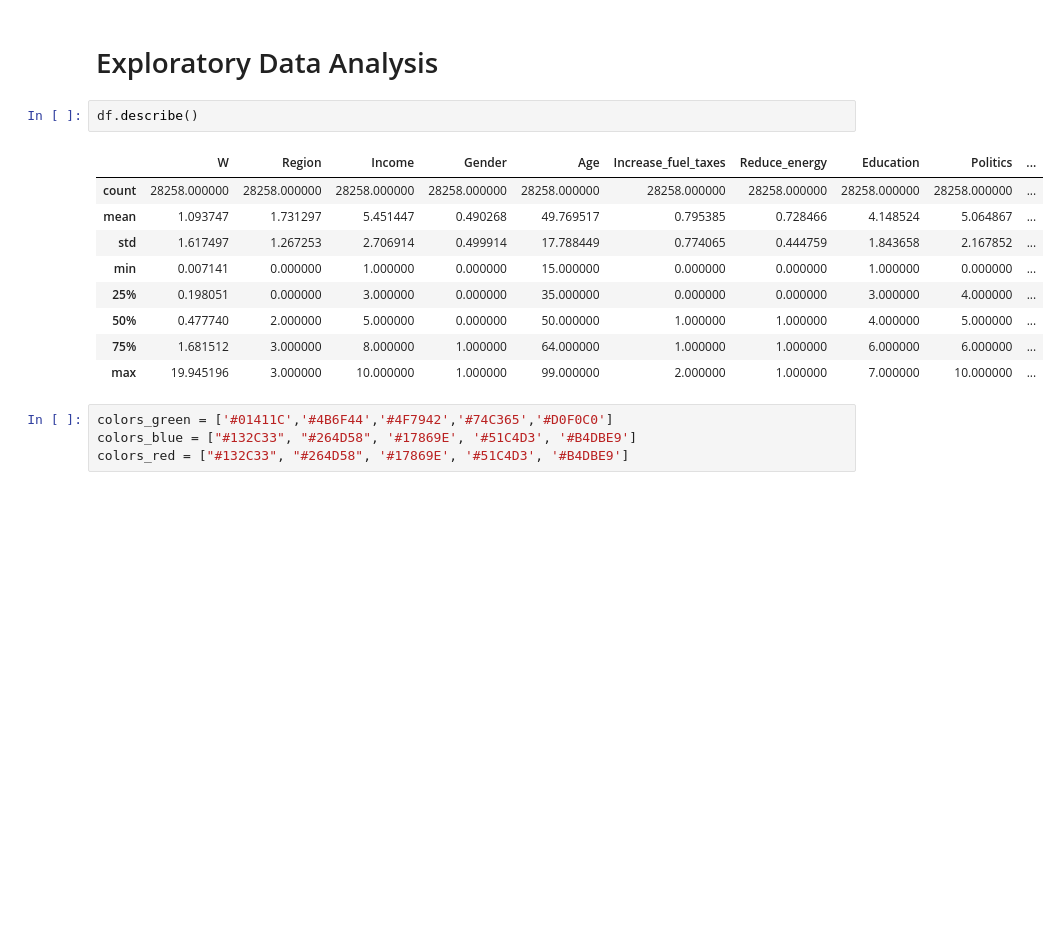
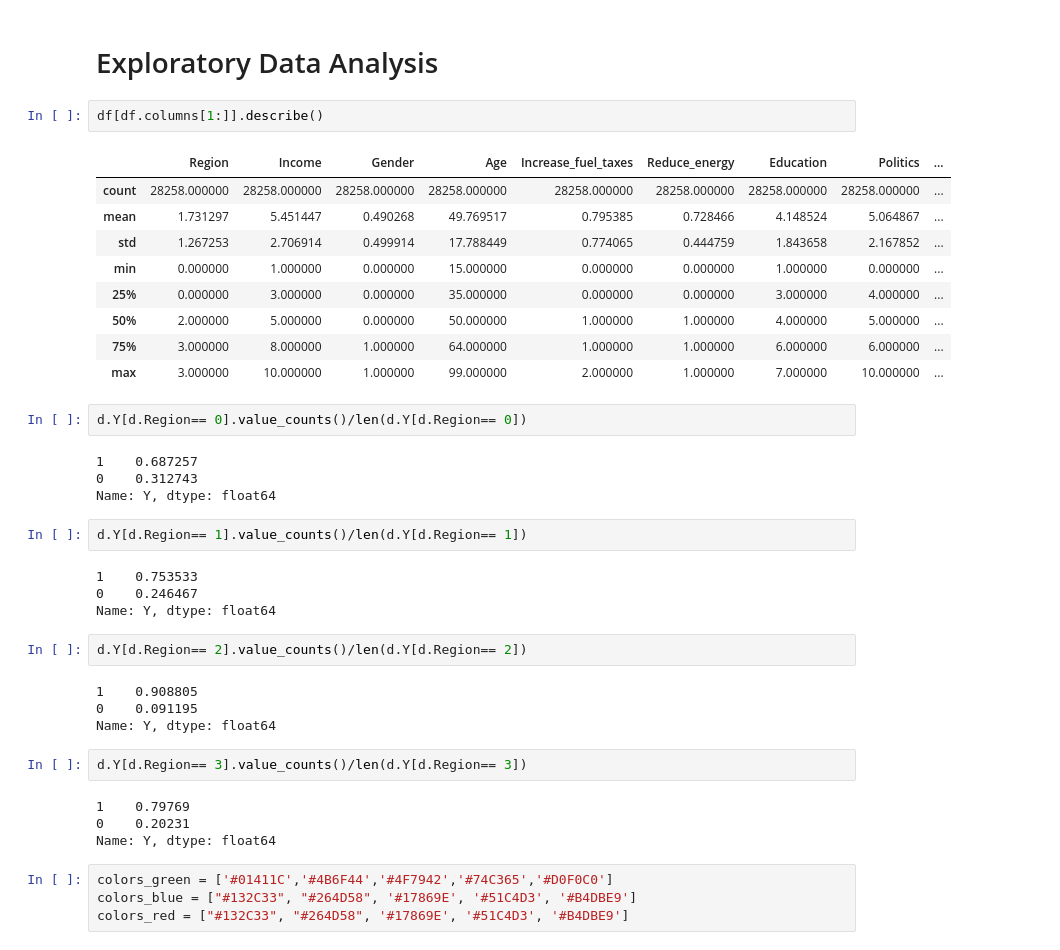
Before and after one commit to Sottix99/European-Social-Survey-Analysis, a Jupyter notebook: ESS8Dataset.ipynb, the cells around one changed output. Saved outputs shown, nothing was run; the diff lists cells and outputs as text; blank space fills up the shorter version.

```diff
--- a/ESS8Dataset.ipynb
+++ b/ESS8Dataset.ipynb
@@ -501,17 +502,41 @@ d.dropna(inplace=True)
 # %% [markdown]
 # Exploratory Data Analysis
 # %%
-df.describe()
+df[df.columns[1:]].describe()
 # %% [output]
-|  | W | Region | Income | Gender | Age | Increase_fuel_taxes | Reduce_energy | Education | Politics | ... |
-| count | 28258.000000 | 28258.000000 | 28258.000000 | 28258.000000 | 28258.000000 | 28258.000000 | 28258.000000 | 28258.000000 | 28258.000000 | ... |
-| mean | 1.093747 | 1.731297 | 5.451447 | 0.490268 | 49.769517 | 0.795385 | 0.728466 | 4.148524 | 5.064867 | ... |
-| std | 1.617497 | 1.267253 | 2.706914 | 0.499914 | 17.788449 | 0.774065 | 0.444759 | 1.843658 | 2.167852 | ... |
-| min | 0.007141 | 0.000000 | 1.000000 | 0.000000 | 15.000000 | 0.000000 | 0.000000 | 1.000000 | 0.000000 | ... |
-| 25% | 0.198051 | 0.000000 | 3.000000 | 0.000000 | 35.000000 | 0.000000 | 0.000000 | 3.000000 | 4.000000 | ... |
-| 50% | 0.477740 | 2.000000 | 5.000000 | 0.000000 | 50.000000 | 1.000000 | 1.000000 | 4.000000 | 5.000000 | ... |
-| 75% | 1.681512 | 3.000000 | 8.000000 | 1.000000 | 64.000000 | 1.000000 | 1.000000 | 6.000000 | 6.000000 | ... |
-| max | 19.945196 | 3.000000 | 10.000000 | 1.000000 | 99.000000 | 2.000000 | 1.000000 | 7.000000 | 10.000000 | ... |
+|  | Region | Income | Gender | Age | Increase_fuel_taxes | Reduce_energy | Education | Politics | ... |
+| count | 28258.000000 | 28258.000000 | 28258.000000 | 28258.000000 | 28258.000000 | 28258.000000 | 28258.000000 | 28258.000000 | ... |
+| mean | 1.731297 | 5.451447 | 0.490268 | 49.769517 | 0.795385 | 0.728466 | 4.148524 | 5.064867 | ... |
+| std | 1.267253 | 2.706914 | 0.499914 | 17.788449 | 0.774065 | 0.444759 | 1.843658 | 2.167852 | ... |
+| min | 0.000000 | 1.000000 | 0.000000 | 15.000000 | 0.000000 | 0.000000 | 1.000000 | 0.000000 | ... |
+| 25% | 0.000000 | 3.000000 | 0.000000 | 35.000000 | 0.000000 | 0.000000 | 3.000000 | 4.000000 | ... |
+| 50% | 2.000000 | 5.000000 | 0.000000 | 50.000000 | 1.000000 | 1.000000 | 4.000000 | 5.000000 | ... |
+| 75% | 3.000000 | 8.000000 | 1.000000 | 64.000000 | 1.000000 | 1.000000 | 6.000000 | 6.000000 | ... |
+| max | 3.000000 | 10.000000 | 1.000000 | 99.000000 | 2.000000 | 1.000000 | 7.000000 | 10.000000 | ... |
+# %%
+d.Y[d.Region== 0].value_counts()/len(d.Y[d.Region== 0])
+# %% [output]
+1    0.687257
+0    0.312743
+Name: Y, dtype: float64
+# %%
+d.Y[d.Region== 1].value_counts()/len(d.Y[d.Region== 1])
+# %% [output]
+1    0.753533
+0    0.246467
+Name: Y, dtype: float64
+# %%
+d.Y[d.Region== 2].value_counts()/len(d.Y[d.Region== 2])
+# %% [output]
+1    0.908805
+0    0.091195
+Name: Y, dtype: float64
+# %%
+d.Y[d.Region== 3].value_counts()/len(d.Y[d.Region== 3])
+# %% [output]
+1    0.79769
+0    0.20231
+Name: Y, dtype: float64
 # %%
 colors_green = ['#01411C','#4B6F44','#4F7942','#74C365','#D0F0C0']
 colors_blue = ["#132C33", "#264D58", '#17869E', '#51C4D3', '#B4DBE9']
```
Also changed, not shown: parts of 2 cells of this notebook.
